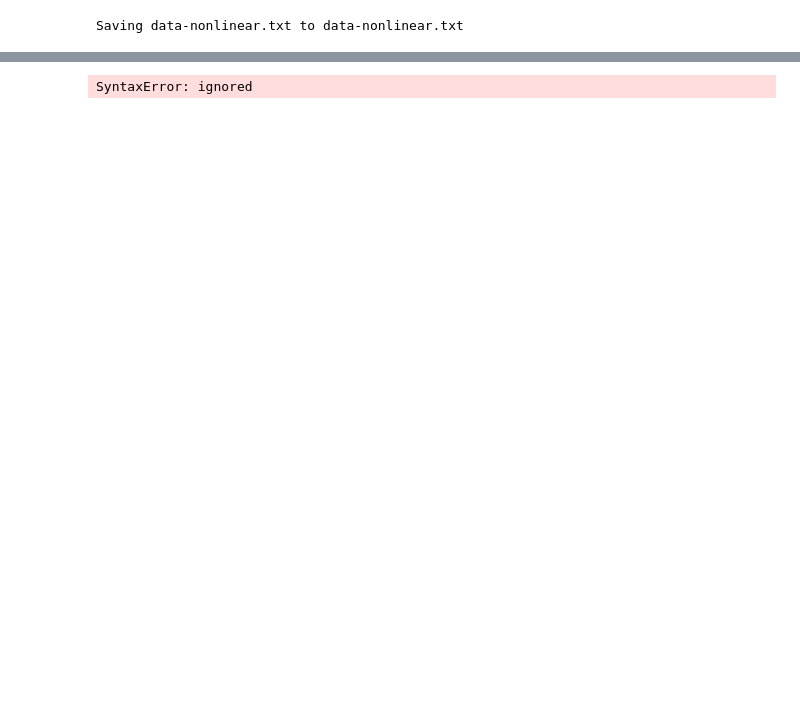
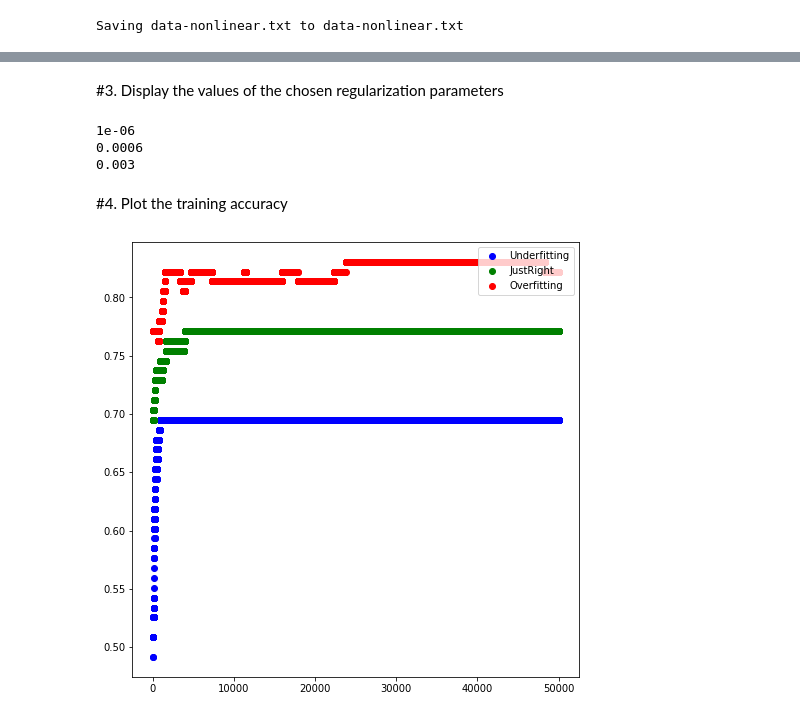
Before and after one commit to susanna1221/MachineLearningHW, a Jupyter notebook: MachineLearning6.ipynb, the cells around one changed output, grey strips where cells are left out. Saved outputs shown, nothing was run; the diff lists cells and outputs as text; code cells hidden in the pictures; blank space fills up the shorter version.

```diff
--- a/MachineLearning6.ipynb
+++ b/MachineLearning6.ipynb
@@ -74,6 +74,16 @@ def compute_theta(theta, data, l, alpha, num, ld):
     l = np.array(l)
     loss = prediction - l
 
+
+    t = np.zeros(100)
+
+    for i in range(len(t)):
+      t[i] = -alpha*(1/m)*np.sum(loss*data_t[i]) - ld*theta[i]
+
+    for i in range(len(t)):
+      theta[i] += t[i]
+
+
     temp = 0
     for j in range(len(prediction)):
       if prediction[j] >= 0.5:
@@ -83,19 +93,11 @@ def compute_theta(theta, data, l, alpha, num, ld):
         if l[j]==0:
           temp += 1
     accuracy_history.append(copy.deepcopy(temp))
-
-    t = np.zeros(100)
-
-    for i in range(len(t)):
-      t[i] = -alpha*(1/m)*np.sum(loss*data_t[i]) + ld*t[i]
-
-    for i in range(len(t)):
-      theta[i] += t[i]
-
     J_history.append(compute_cost(theta, data, l, ld))
     theta_history.append(copy.deepcopy(theta))
+    theta_r = copy.deepcopy(theta)
 
-  return theta, theta_history, J_history ,accuracy_history
+  return theta_r, theta_history, J_history ,accuracy_history
 
 
 
@@ -128,16 +130,15 @@ for i in range(len(pointX)):
 
 
 
-tt=np.ones(100)
-tt = 0.1*tt
-alpha = 0.001
-num = 30000
-ld = [0.001, 0.00005, 0.0000001]
+tt=np.zeros(100)
+alpha = 0.01
+num = 100000
+ld = [0.003, 0.0003, 0.000001]
 
 
-tt0, theta_h0, cost_h0, accuracy_h0 = compute_theta(tt, train_data, data_label, alpha, num, ld[1])
+tt0, theta_h0, cost_h0, accuracy_h0 = compute_theta(tt, train_data, data_label, alpha, num, ld[0])
 tt1, theta_h1, cost_h1, accuracy_h1 = compute_theta(tt, train_data, data_label, alpha, num, ld[1])
-tt2, theta_h2, cost_h2, accuracy_h2 = compute_theta(tt, train_data, data_label, alpha, num, ld[1])
+tt2, theta_h2, cost_h2, accuracy_h2 = compute_theta(tt, train_data, data_label, alpha, num, ld[2])
 
 
 accuracy_rate0=[]
@@ -169,8 +178,24 @@ plt.show()
+# %% [markdown]
+#3. Display the values of the chosen regularization parameters
+# %%
+#Display the values of the chosen regularization parameters
+print('\033[31m'+(str)(ld[2])+'\033[0m')
+print('\033[32m'+(str)(ld[1])+'\033[0m')
+print('\033[34m'+(str)(ld[0])+'\033[0m')
+# %% [output]
+1e-06
+0.0006
+0.003
+# %% [markdown]
+#4. Plot the training accuracy
 # %%
 #Plot the training accuracy
 
 plt.figure(figsize=(8, 8))
-plt.scatter(range(num+1), accuracy_rate0, c='blue')
-plt.scatter(range(num+1), accuracy_rate1, c='green')
-plt.scatter(range(num+1), accuracy_rate2, c='red')
+plt.scatter(range(num+1), accuracy_rate0, c='blue', label = "Underfitting")
+plt.scatter(range(num+1), accuracy_rate1, c='green', label = "JustRight")
+plt.scatter(range(num+1), accuracy_rate2, c='red', label = "Overfitting")
+plt.legend(loc='upper right')
 plt.show()
+# %% [output]
+[figure, added]
@@ -182,23 +201,0 @@ print(accuracy_rate2[num]*100)
-# %%
-#Plot the optimal classifier superimposed on the training data
-
-plt.figure(figsize=(8, 8))
-plt.scatter(pointX0, pointY0, c='b')
-plt.scatter(pointX1, pointY1, c='r')
-plt.tight_layout()
-plt.gca().set_aspect('equal', adjustable='box')
-
-xla = -np.linspace(-1.0,+1.0,1000)
-yla = np.linspace(-1.0,+1.0,1000)
-X,Y = np.meshgrid(xla,yla)
-count = 0
-eqn = np.zeros((1000,1000))
-for i in range(10):
-  for j in range(10):
-    eqn[count] = tt[count]X**i*Y**j
-    count += 1
-Z = 0
-plt.contour(X,Y,eqn,[Z], colors='green')
-plt.show()
-# %% [output]
-SyntaxError: ignored
```
Also changed, not shown: parts of 9 cells of this notebook.
